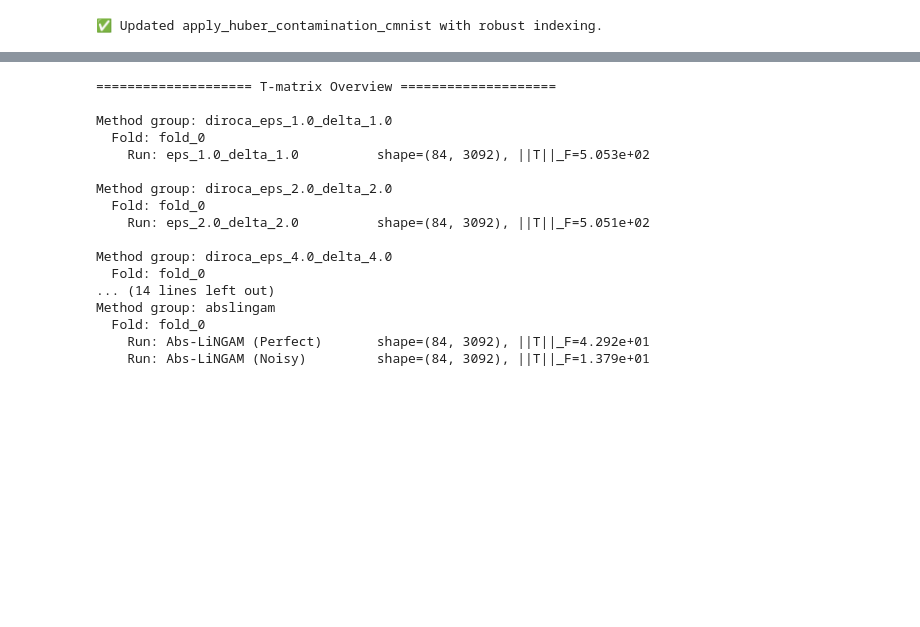
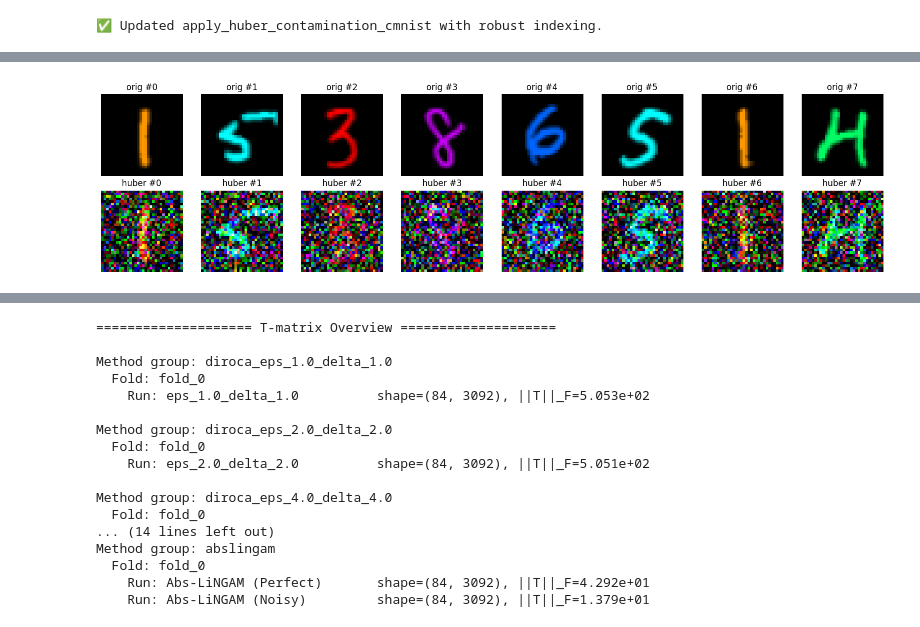
Before and after one commit to yfelekis/GenDiroca, a Jupyter notebook: cmnist_opt_new.ipynb, the cells around one changed output, grey strips where cells are left out. Cells and saved outputs as stored; diff of their text form; code cells hidden in the pictures; blank space fills up the shorter version.

```diff
--- a/cmnist_opt_new.ipynb
+++ b/cmnist_opt_new.ipynb
@@ -1990,7 +1992,7 @@ print("\n" + "="*20 + " Training BaryCA " + "="*20)
 # --- Hyperparameters for BaryCA ---
 baryca_hyperparams = {
     'lr': 1e-3,
-    'max_iter': 20,   # Number of outer iterations
+    'max_iter': 5000,   # Number of outer iterations
     'tol': 1e-4,        # Convergence tolerance
 }
 
@@ -3046,0 +3037,52 @@ GradCA                       NaN  NaN
+# %%
+import torch
+import matplotlib.pyplot as plt
+
+# pick one environment
+iota = list(Dll_samples.keys())[0]
+ll_images, _, ll_digits, ll_colors = Dll_samples[iota]
+
+# pick some indices
+idx = torch.arange(16)  # first 16 examples
+imgs = ll_images[idx]   # (16, C, H, W)
+
+# flatten for Huber
+imgs_flat = imgs.view(imgs.shape[0], -1)
+
+d = imgs_flat.shape[1]
+imgs_huber_flat = apply_huber_contamination_cmnist(
+    imgs_flat,
+    alpha=1.0,
+    noise_scale=0.5,
+    noise_dims=slice(0, d),   # or np.arange(d)
+    seed=0,
+    loc=0.0
+)
+
+
+imgs_huber = imgs_huber_flat.view_as(imgs)  # back to (N,C,H,W)
+
+# plot original vs huber
+n_show = 8
+fig, axes = plt.subplots(2, n_show, figsize=(2*n_show, 4))
+
+for j in range(n_show):
+    # original
+    ax = axes[0, j]
+    img = imgs[j].detach().cpu()
+    # if CMNIST is 3-channel RGB, permute to (H,W,C)
+    ax.imshow(img.permute(1, 2, 0).clamp(0, 1))
+    ax.axis('off')
+    ax.set_title(f"orig #{j}")
+
+    # huber
+    ax = axes[1, j]
+    img_h = imgs_huber[j].detach().cpu()
+    ax.imshow(img_h.permute(1, 2, 0).clamp(0, 1))
+    ax.axis('off')
+    ax.set_title(f"huber #{j}")
+
+plt.tight_layout()
+plt.show()
+# %% [output]
+[figure, added]
```
Also changed, not shown: parts of 20 cells of this notebook, 6 other files.
